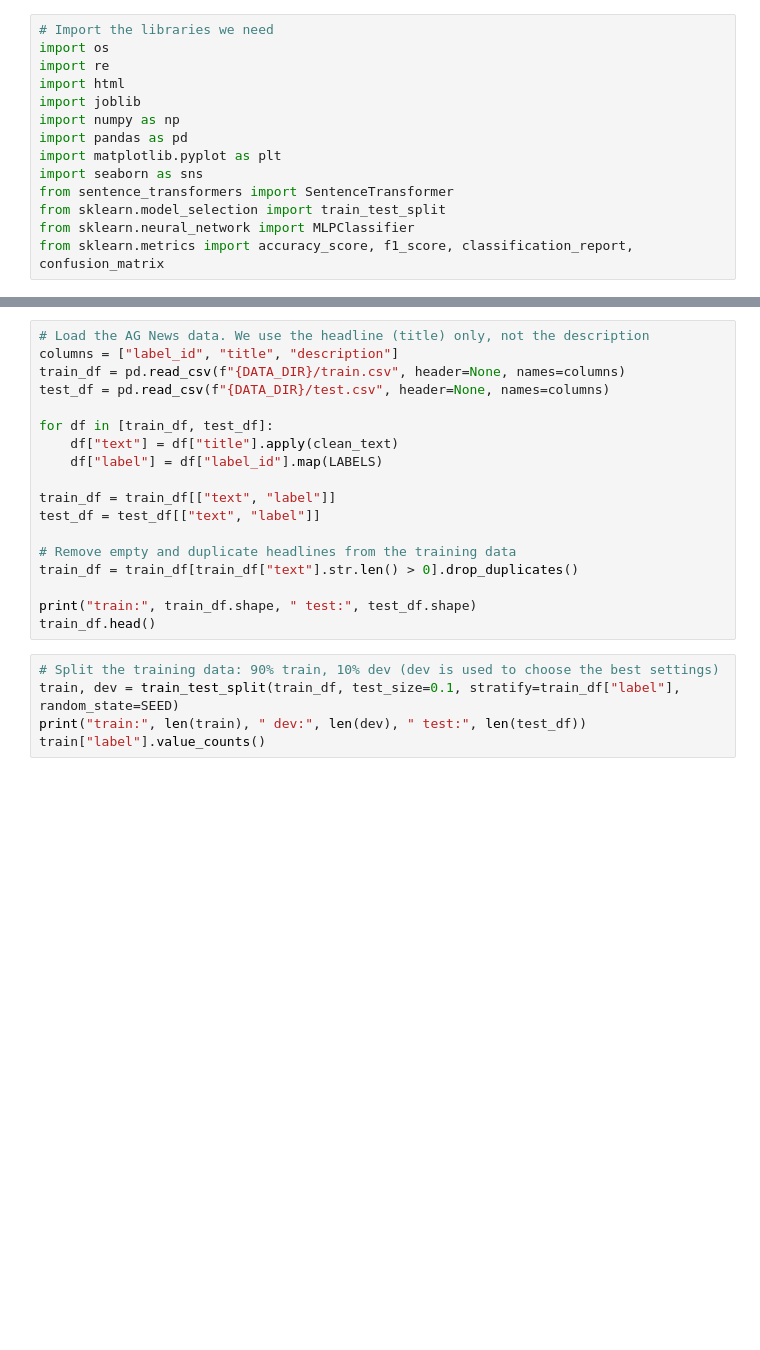
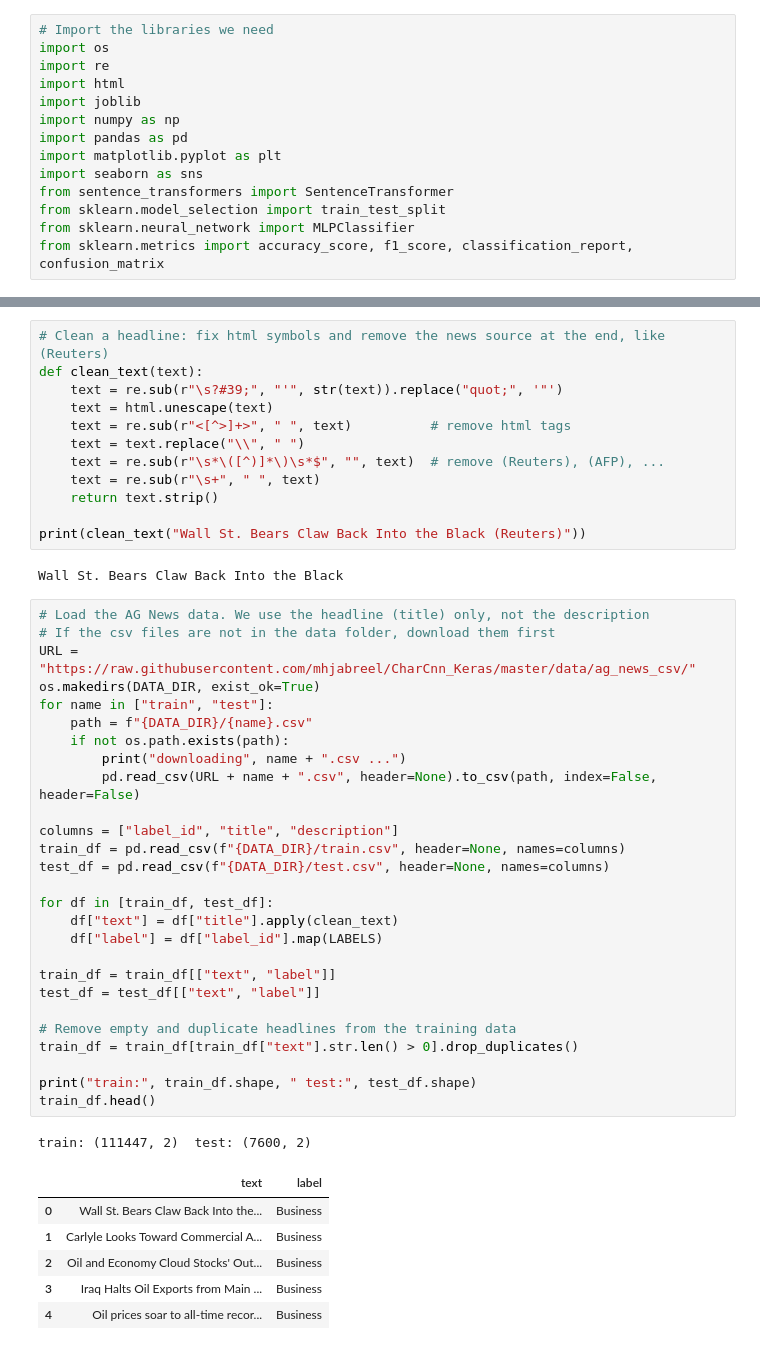
Before and after one commit to M-Buhamad/NLP_UNI_Project, a Jupyter notebook: notebooks/embeddings.ipynb, the cells around one changed output, grey strips where cells are left out. Cells and saved outputs as stored; diff of their text form; blank space fills up the shorter version.

```diff
--- a/notebooks/embeddings.ipynb
+++ b/notebooks/embeddings.ipynb
@@ -37,24 +40,50 @@ print(clean_text("Wall St. Bears Claw Back Into the Black (Reuters)"))
 # %%
-# Load the AG News data. We use the headline (title) only, not the description
-columns = ["label_id", "title", "description"]
-train_df = pd.read_csv(f"{DATA_DIR}/train.csv", header=None, names=columns)
-test_df = pd.read_csv(f"{DATA_DIR}/test.csv", header=None, names=columns)
+# Clean a headline: fix html symbols and remove the news source at the end, like (Reuters)
+def clean_text(text):
+    text = re.sub(r"\s?#39;", "'", str(text)).replace("quot;", '"')
+    text = html.unescape(text)
+    text = re.sub(r"<[^>]+>", " ", text)          # remove html tags
+    text = text.replace("\\", " ")
+    text = re.sub(r"\s*\([^)]*\)\s*$", "", text)  # remove (Reuters), (AFP), ...
+    text = re.sub(r"\s+", " ", text)
+    return text.strip()
 
-for df in [train_df, test_df]:
-    df["text"] = df["title"].apply(clean_text)
-    df["label"] = df["label_id"].map(LABELS)
-
-train_df = train_df[["text", "label"]]
-test_df = test_df[["text", "label"]]
-
-# Remove empty and duplicate headlines from the training data
-train_df = train_df[train_df["text"].str.len() > 0].drop_duplicates()
-
-print("train:", train_df.shape, " test:", test_df.shape)
-train_df.head()
+print(clean_text("Wall St. Bears Claw Back Into the Black (Reuters)"))
+# %% [output]
+Wall St. Bears Claw Back Into the Black
 # %%
-# Split the training data: 90% train, 10% dev (dev is used to choose the best settings)
-train, dev = train_test_split(train_df, test_size=0.1, stratify=train_df["label"], random_state=SEED)
-print("train:", len(train), " dev:", len(dev), " test:", len(test_df))
-train["label"].value_counts()
+# Load the AG News data. We use the headline (title) only, not the description
+# If the csv files are not in the data folder, download them first
+URL = "https://raw.githubusercontent.com/mhjabreel/CharCnn_Keras/master/data/ag_news_csv/"
+os.makedirs(DATA_DIR, exist_ok=True)
+for name in ["train", "test"]:
+    path = f"{DATA_DIR}/{name}.csv"
+    if not os.path.exists(path):
+        print("downloading", name + ".csv ...")
+        pd.read_csv(URL + name + ".csv", header=None).to_csv(path, index=False, header=False)
+
+columns = ["label_id", "title", "description"]
+train_df = pd.read_csv(f"{DATA_DIR}/train.csv", header=None, names=columns)
+test_df = pd.read_csv(f"{DATA_DIR}/test.csv", header=None, names=columns)
+
+for df in [train_df, test_df]:
+    df["text"] = df["title"].apply(clean_text)
+    df["label"] = df["label_id"].map(LABELS)
+
+train_df = train_df[["text", "label"]]
+test_df = test_df[["text", "label"]]
+
+# Remove empty and duplicate headlines from the training data
+train_df = train_df[train_df["text"].str.len() > 0].drop_duplicates()
+
+print("train:", train_df.shape, " test:", test_df.shape)
+train_df.head()
+# %% [output]
+train: (111447, 2)  test: (7600, 2)
+|  | text | label |
+| 0 | Wall St. Bears Claw Back Into the... | Business |
+| 1 | Carlyle Looks Toward Commercial A... | Business |
+| 2 | Oil and Economy Cloud Stocks' Out... | Business |
+| 3 | Iraq Halts Oil Exports from Main ... | Business |
+| 4 | Oil prices soar to all-time recor... | Business |
 # %%
```
Also changed, not shown: parts of 11 cells of this notebook, 4 other files.
